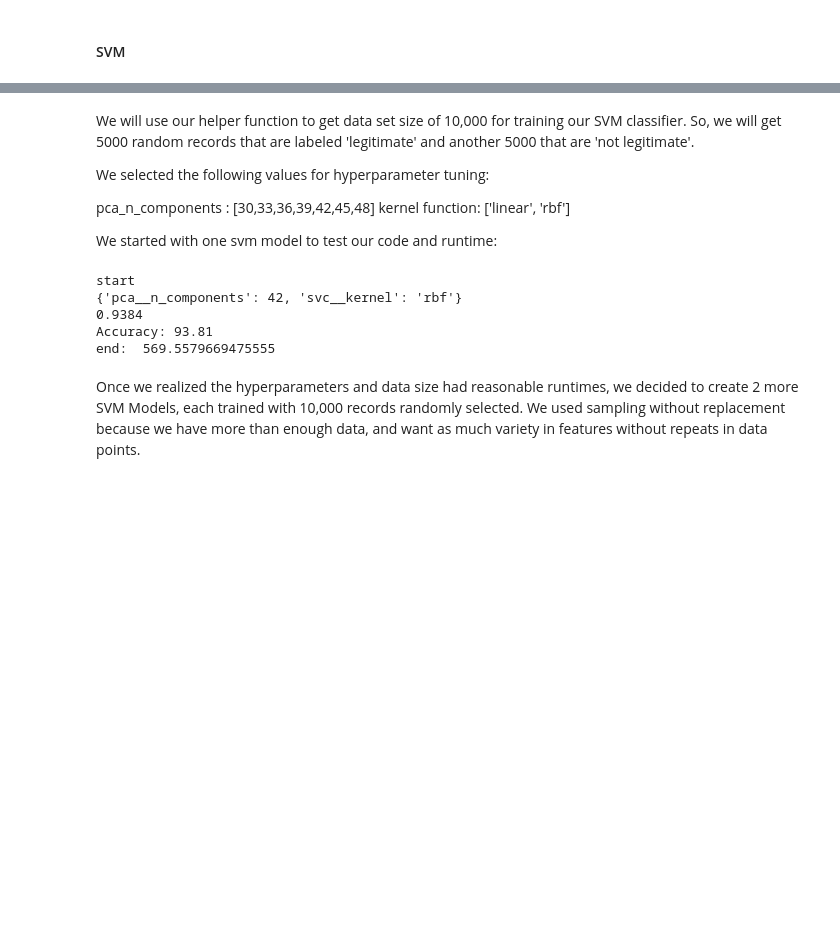
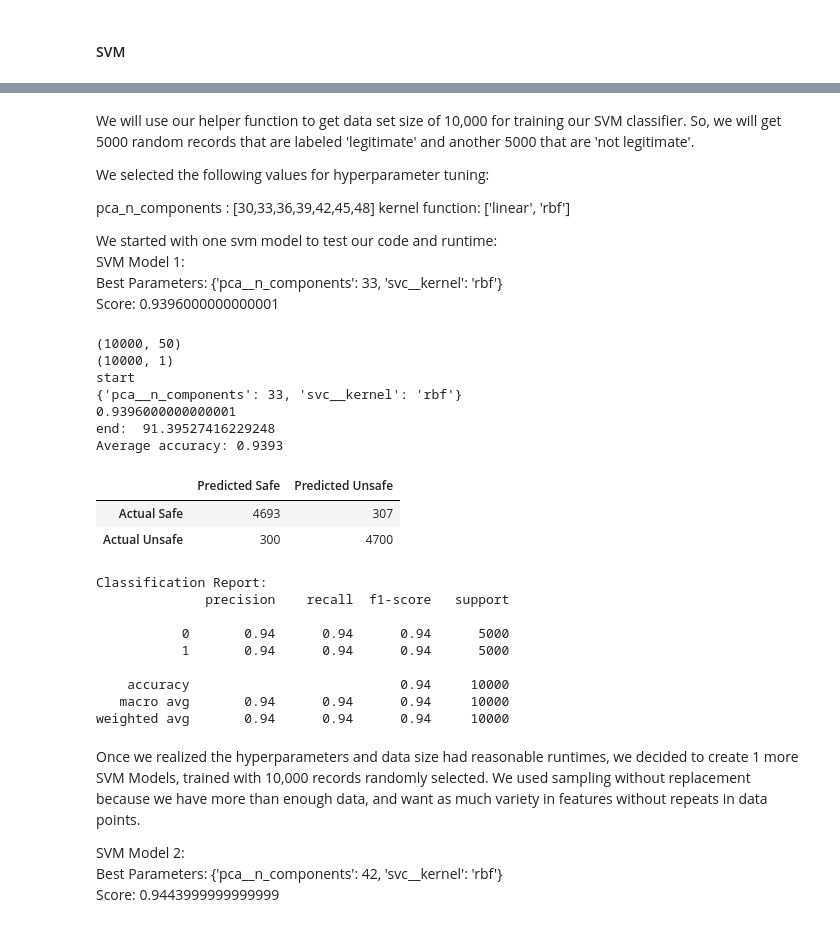
Before and after one commit to ayaabdelgawad/categorize-viruses, a Jupyter notebook: mal-classifier.ipynb, the cells around one changed output, grey strips where cells are left out. Saved outputs shown, nothing was run; the diff lists cells and outputs as text; code cells hidden in the pictures; blank space fills up the shorter version.

```diff
--- a/mal-classifier.ipynb
+++ b/mal-classifier.ipynb
@@ -626,9 +607,6 @@ def make_SVC(data_X, data_Y, param_grid):
     print(grid_search.best_params_)
     print(grid_search.best_score_)
 
-    # Run cross_val_predict with cv=5
-    score = cross_val_score(grid_search, data_X, data_Y, cv=5)
-    print("Accuracy:", score.mean()*100)
     end = time.time()
     print("end: ", end-start)
     return grid_search
@@ -643,14 +621,15 @@ We selected the following values for hyperparameter tuning:
 pca_n_components : [30,33,36,39,42,45,48]
 kernel function: ['linear', 'rbf']
 
-We started with one svm model to test our code and runtime:
+We started with one svm model to test our code and runtime:\
+SVM Model 1:\
+Best Parameters: {'pca__n_components': 33, 'svc__kernel': 'rbf'}\
+Score: 0.9396000000000001
 # %%
 def get_svm_random_data(data, size):
     data_copy = pd.DataFrame(data.copy())
     # One hot encode the categorical attributes SubsystemVersion and OSVersion
     data_copy = pd.get_dummies(data_copy, columns=['SubsystemVersion', 'OSVersion'], drop_first=True)
-    # for some reason there is an OSVersion_invalid, so drop that
-    data_copy.drop('OSVersion_invalid', inplace=True, axis=1)
 
     # get data with around an equal number of both class labels
     grouped = data_copy.groupby(data_copy.legitimate)
@@ -679,29 +658,54 @@ def get_svm_random_data(data, size):
 # %%
 # SVM MODEL 1
 # Get 10,000 random records with balanced classes
-data_X, data_Y = get_svm_random_data(data,10000)
+features,labels = get_svm_random_data(data,10000)
+print(features.shape)
+print(labels.shape)
 
 # Make SVM with 10000 records and the following parameters
 param_grid = {
         'pca__n_components': [30,33,36,39,42,45,48],
         'svc__kernel': ['linear','rbf'],
 }
 
 # Create Model
-svm_model_1 = make_SVC(data_X, data_Y, param_grid)
+svm_model_1 = make_SVC(features,labels, param_grid)
+pred = cross_val_predict(svm_model_1, features, labels, cv=5)
+print ("Average accuracy:", accuracy_score (labels, pred))
+print_confusion_matrix (*confusion_matrix (labels, pred).ravel ())
+print ("Classification Report:")
+print (classification_report (labels, pred))
 # Save Model
 filename = 'svm_model_1.sav'
 pickle.dump(svm_model_1, open(filename, 'wb'))
 # %% [output]
+(10000, 50)
+(10000, 1)
 start
-{'pca__n_components': 42, 'svc__kernel': 'rbf'}
-0.9384
-Accuracy: 93.81
-end:  569.5579669475555
+{'pca__n_components': 33, 'svc__kernel': 'rbf'}
+0.9396000000000001
+end:  91.39527416229248
+Average accuracy: 0.9393
+|  | Predicted Safe | Predicted Unsafe |
+| Actual Safe | 4693 | 307 |
+| Actual Unsafe | 300 | 4700 |
+Classification Report:
+              precision    recall  f1-score   support
+
+           0       0.94      0.94      0.94      5000
+           1       0.94      0.94      0.94      5000
+
+    accuracy                           0.94     10000
+   macro avg       0.94      0.94      0.94     10000
+weighted avg       0.94      0.94      0.94     10000
 # %% [markdown]
 Once we realized the hyperparameters and data size had reasonable runtimes,
-we decided to create 2 more SVM Models, each trained with 10,000 records
+we decided to create 1 more SVM Models, trained with 10,000 records
 randomly selected. We used sampling without replacement because we have more
 than enough data, and want as much variety in features without repeats in data points.
+
+SVM Model 2:\
+Best Parameters: {'pca__n_components': 42, 'svc__kernel': 'rbf'}\
+Score: 0.9443999999999999
 # %%
 # SVM MODEL 2
```
Also changed, not shown: parts of 26 cells of this notebook, 4 other files.
